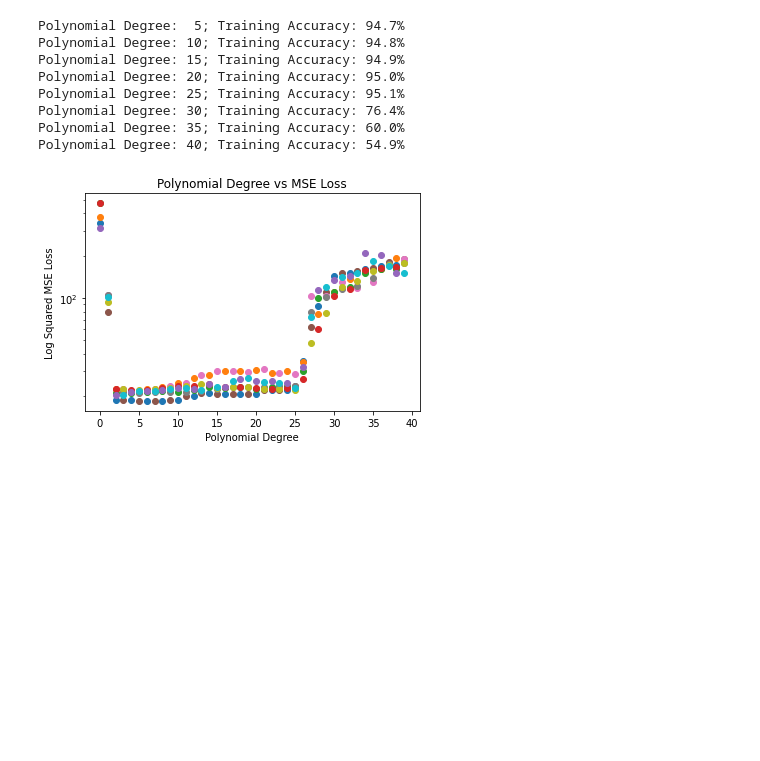
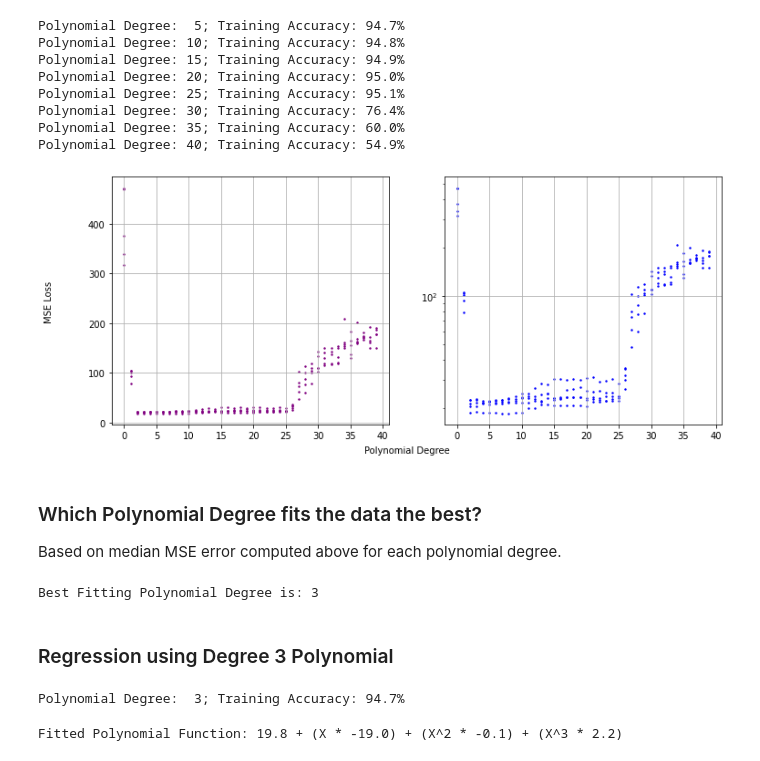
Before and after one commit to sheilsarda/Statistics_for_Data_Science, a Jupyter notebook: Homeworks/ese542_hw6_sheils/ESE542_HW6_Q2.ipynb, the cells around one changed output. Cells and saved outputs as stored; diff of their text form; code cells hidden in the pictures; blank space fills up the shorter version.

```diff
--- a/Homeworks/ese542_hw6_sheils/ESE542_HW6_Q2.ipynb
+++ b/Homeworks/ese542_hw6_sheils/ESE542_HW6_Q2.ipynb
@@ -41,16 +45,61 @@ Polynomial Degree: 25; Training Accuracy: 95.1%
 Polynomial Degree: 30; Training Accuracy: 76.4%
 Polynomial Degree: 35; Training Accuracy: 60.0%
 Polynomial Degree: 40; Training Accuracy: 54.9%
-# %%
-mse_error_array = np.array(mse_error_array)
-for poly_degree in range(polynomial_degree_array[-1]):
-    for split in range(number_of_splits):
-        plt.scatter(poly_degree, mse_error_array[poly_degree][split])
-
-plt.title("Polynomial Degree vs MSE Loss")
-plt.ylabel("Log Squared MSE Loss")
-plt.xlabel("Polynomial Degree")
-plt.yscale('log')
-plt.show()
-# %% [output]
-[figure, removed]
+# %%
+plt.rcParams['figure.figsize'] = (12, 5)
+fig, axs = plt.subplots(1, 2, sharex=True)
+
+mse_error_array = np.array(mse_error_array)
+for poly_degree in range(polynomial_degree_array[-1]):
+    for split in range(number_of_splits):
+        axs[0].scatter(poly_degree, mse_error_array[poly_degree][split], c="Purple", s=2)
+        axs[0].set_yscale('linear')
+
+for poly_degree in range(polynomial_degree_array[-1]):
+    for split in range(number_of_splits):
+        axs[1].scatter(poly_degree, mse_error_array[poly_degree][split], c="Blue", s=2)
+        axs[1].set_yscale('log')
+
+axs[0].grid()
+axs[1].grid()
+fig.text(0.5, 0.04, 'Polynomial Degree', ha='center')
+fig.text(0.04, 0.5, 'MSE Loss', va='center', rotation='vertical')
+
+plt.show()
+# %% [output]
+[figure, added]
+# %% [markdown]
+### Which Polynomial Degree fits the data the best?
+
+Based on median MSE error computed above for each polynomial degree.
+# %%
+median_mse_error_array = np.median(mse_error_array, axis=1)
+min_mse = min(median_mse_error_array)
+lowest_error_polynomial_degree = median_mse_error_array.tolist().index(min_mse) + 1
+print(str("Best Fitting Polynomial Degree is: {}").format(lowest_error_polynomial_degree))
+# %% [output]
+Best Fitting Polynomial Degree is: 3
+# %% [markdown]
+### Regression using Degree 3 Polynomial
+# %%
+polynomial_features = PolynomialFeatures(degree=3)
+transformed_poly_data = polynomial_features.fit_transform(raw_poly_data[:, 0].reshape(-1, 1))
+linear_regression_obj = LinearRegression()
+_ = linear_regression_obj.fit(transformed_poly_data, raw_poly_data[:, 1])
+
+print(str("Polynomial Degree: {:2d}; Training Accuracy: {:3.1f}%").format(3,
+                                                                          linear_regression_obj.score(
+                                                                              transformed_poly_data,
+                                                                              raw_poly_data[:, 1]) * 100))
+# %% [output]
+Polynomial Degree:  3; Training Accuracy: 94.7%
+# %%
+beta_array = linear_regression_obj.coef_
+X_array = np.arange(raw_poly_data[:, 0].min(), raw_poly_data[:, 0].max(), 0.1)
+evaluated_polynomial_function = linear_regression_obj.intercept_ + beta_array[0] + X_array * beta_array[
+    1] + X_array ** 2 * beta_array[2] + X_array ** 3 * beta_array[3]
+
+print(r'Fitted Polynomial Function: {:.1f} + (X * {:.1f}) + (X^2 * {:.1f}) + (X^3 * {:.1f})'.format(
+    linear_regression_obj.intercept_, beta_array[1], beta_array[2], beta_array[3]))
+# %% [output]
+Fitted Polynomial Function: 19.8 + (X * -19.0) + (X^2 * -0.1) + (X^3 * 2.2)
```
Also changed, not shown: parts of 2 cells of this notebook, 2 other files.
